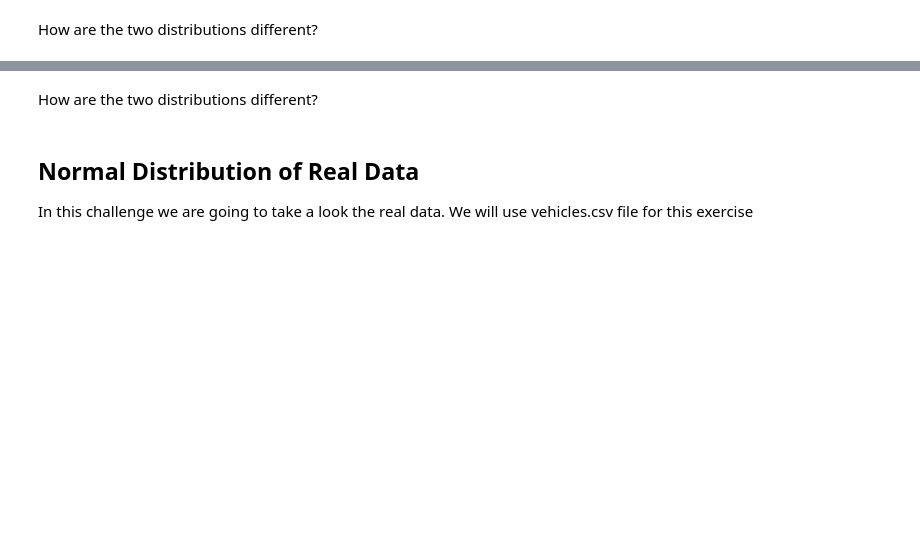
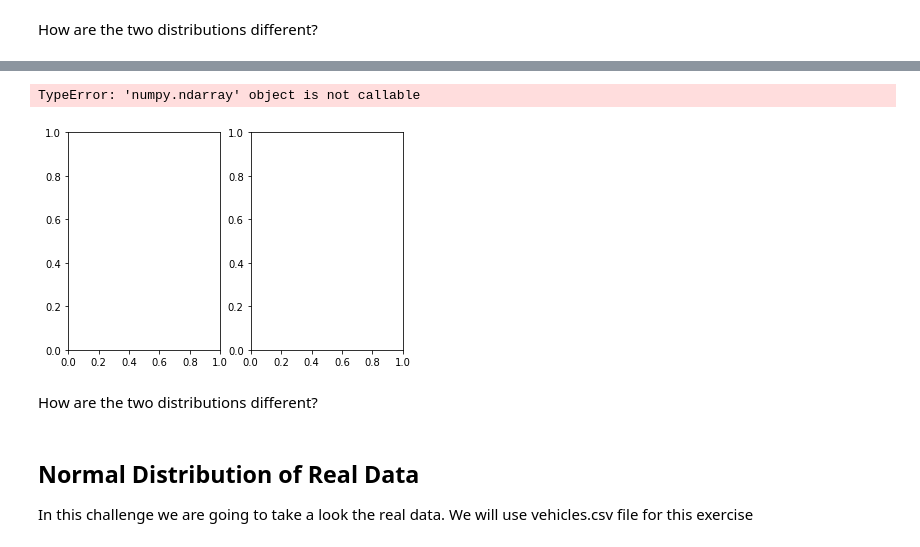
Before and after one commit to ta-data-lis/lab-probability-distributions, a Jupyter notebook: your-code/continuous.ipynb, the cells around one changed output, grey strips where cells are left out. Drawn from its saved outputs; the diff is of its cells as text; code cells hidden in the pictures; blank space fills up the shorter version.

```diff
--- a/your-code/continuous.ipynb
+++ b/your-code/continuous.ipynb
@@ -64,3 +87,24 @@ Expected output:
+# %%
+# your code here´
+
+from scipy.stats import norm
+
+
+
+normal_one = norm.rvs(loc = 1, scale = 10, size = 1000)
+normal_fifty = norm.rvs(loc = 50, scale = 10, size = 1000)
+
+
+fig, (ax1, ax2) = plt.subplots(1, 2)
+
+ax1.hist(normal_one(10,15,100))
+ax2.hist(normal_fifty(10,15,1000))
+
+
+plt.show()
+# %% [output]
+TypeError: 'numpy.ndarray' object is not callable
+[figure, added]
 # %% [markdown]
 How are the two distributions different?
 # %%
```
Also changed, not shown: parts of 18 cells of this notebook, 1 other file.
